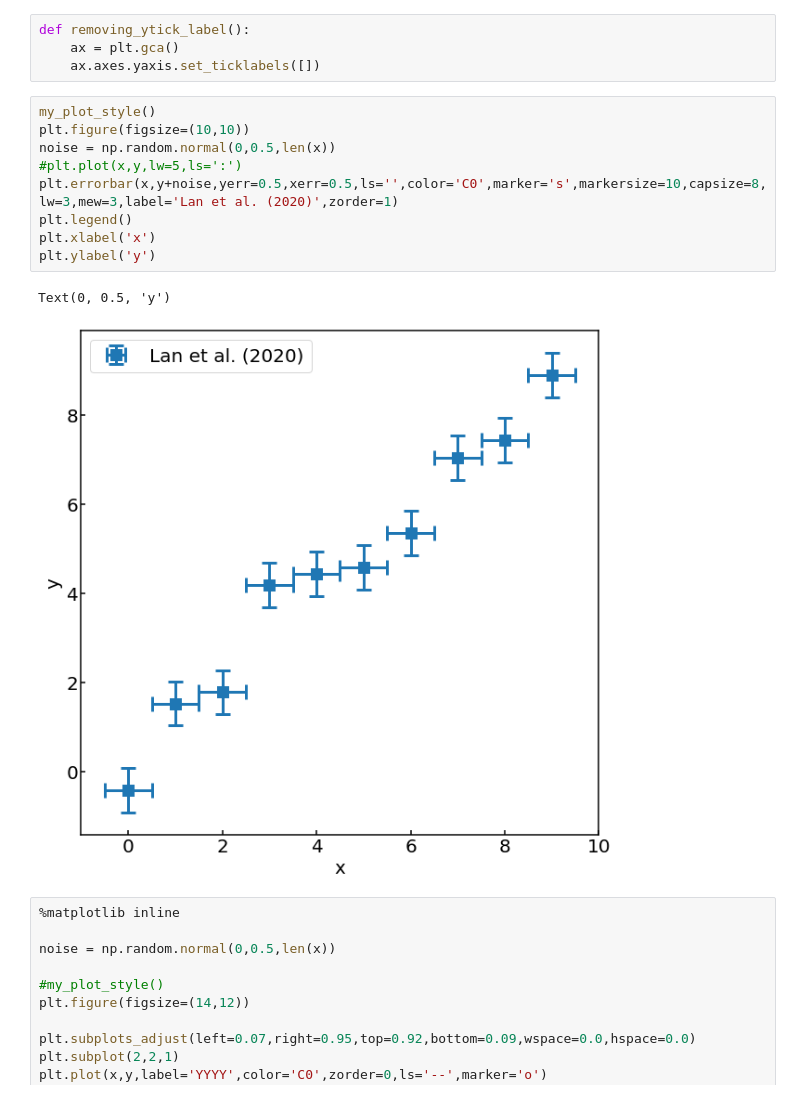
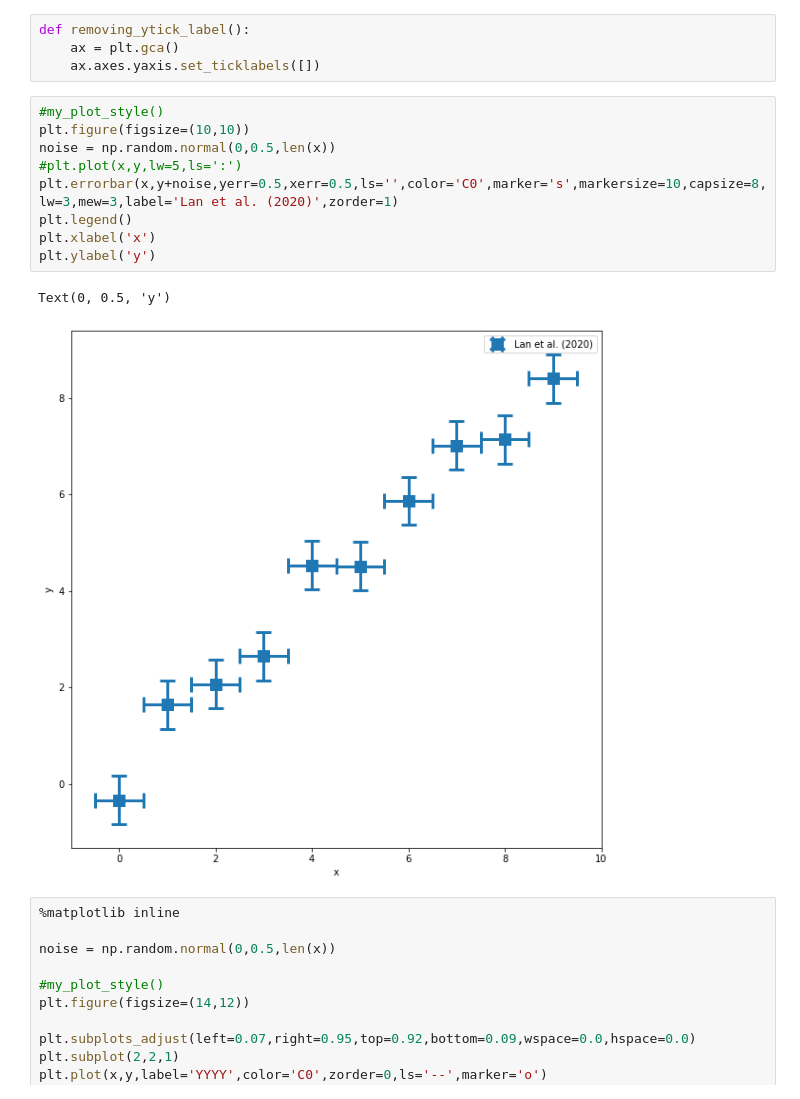
Before and after one commit to astro-blue/Data-analysis-in-astronomy-2023, a Jupyter notebook: Week_1/Python_basic.ipynb, the cells around one changed output. Drawn from its saved outputs; the diff is of its cells as text.

```diff
--- a/Week_1/Python_basic.ipynb
+++ b/Week_1/Python_basic.ipynb
@@ -308,17 +314,17 @@ def removing_ytick_label():
     ax = plt.gca()
     ax.axes.yaxis.set_ticklabels([])
 # %%
-my_plot_style()
+#my_plot_style()
 plt.figure(figsize=(10,10))
 noise = np.random.normal(0,0.5,len(x))
 #plt.plot(x,y,lw=5,ls=':')
 plt.errorbar(x,y+noise,yerr=0.5,xerr=0.5,ls='',color='C0',marker='s',markersize=10,capsize=8,lw=3,mew=3,label='Lan et al. (2020)',zorder=1)
 plt.legend()
 plt.xlabel('x')
 plt.ylabel('y')
 # %% [output]
 Text(0, 0.5, 'y')
-[figure, old version]
+[figure, new version]
 # %%
 %matplotlib inline
 
```
Also changed, not shown: parts of 6 cells of this notebook.
